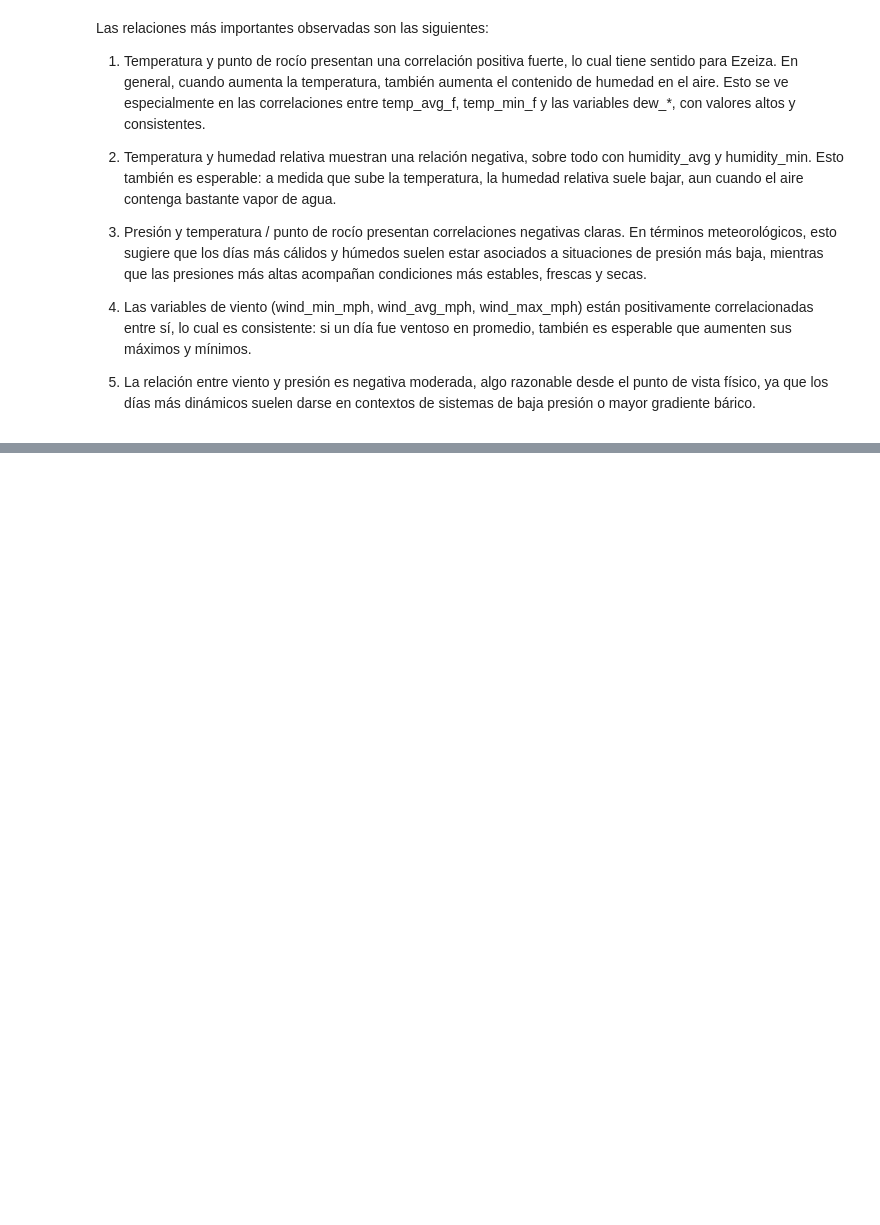
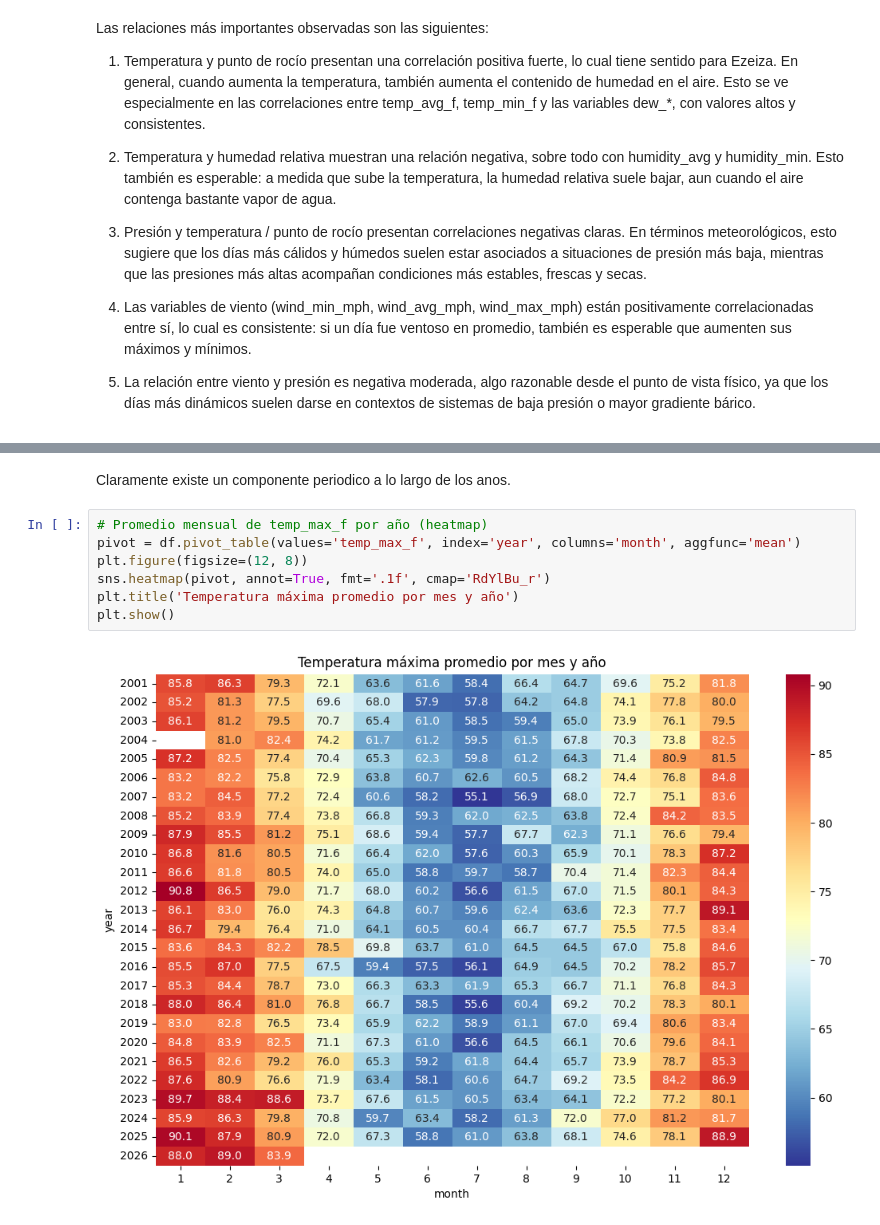
Before and after one commit to BlackSinger/PrediccionClima, a Jupyter notebook: eda.ipynb, the cells around one changed output, grey strips where cells are left out. Saved outputs shown, nothing was run; the diff lists cells and outputs as text; blank space fills up the shorter version.

```diff
--- a/eda.ipynb
+++ b/eda.ipynb
@@ -252,0 +310,11 @@ Las relaciones más importantes observadas son las siguientes:
+# %% [markdown]
+Claramente existe un componente periodico a lo largo de los anos.
+# %%
+# Promedio mensual de temp_max_f por año (heatmap)
+pivot = df.pivot_table(values='temp_max_f', index='year', columns='month', aggfunc='mean')
+plt.figure(figsize=(12, 8))
+sns.heatmap(pivot, annot=True, fmt='.1f', cmap='RdYlBu_r')
+plt.title('Temperatura máxima promedio por mes y año')
+plt.show()
+# %% [output]
+[figure, added]
```
Also changed, not shown: parts of 16 cells of this notebook, 1 other file.
